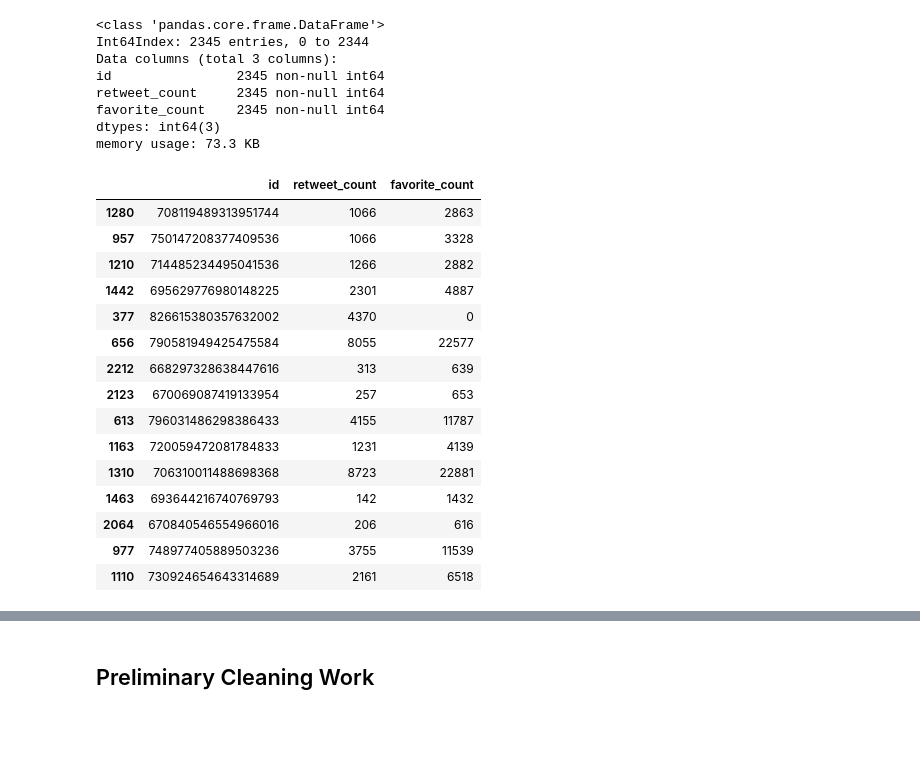
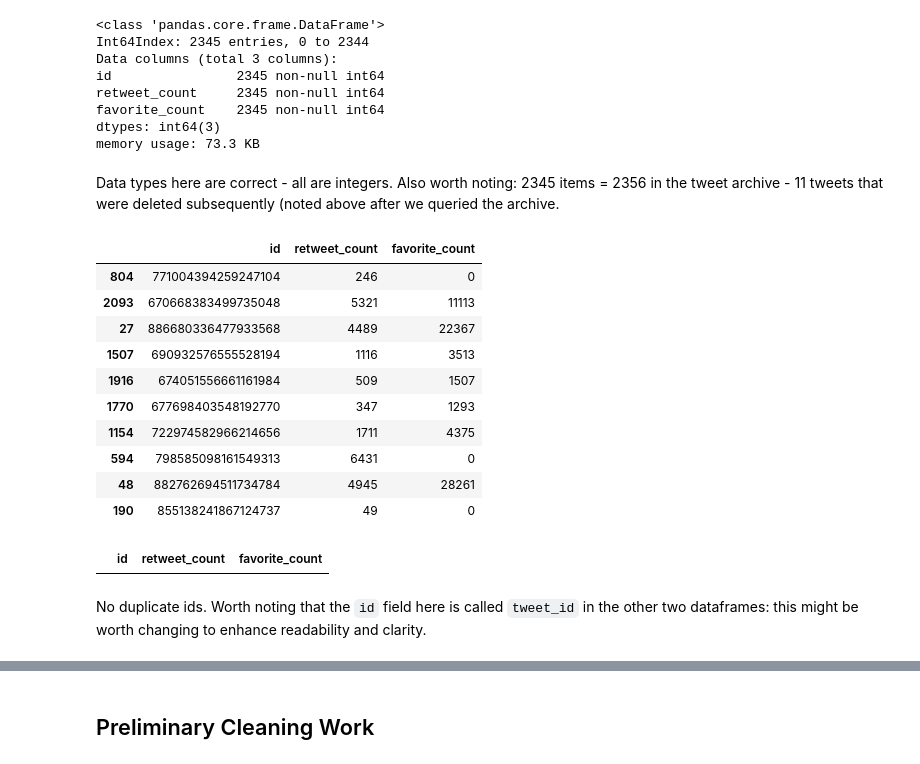
Before and after one commit to moscowjh/t2-p3-wrangle, a Jupyter notebook: wrangle_act.ipynb, the cells around one changed output, grey strips where cells are left out. Drawn from its saved outputs; the diff is of its cells as text; code cells hidden in the pictures; blank space fills up the shorter version.

```diff
--- a/wrangle_act.ipynb
+++ b/wrangle_act.ipynb
@@ -438,25 +453,28 @@ retweet_count     2345 non-null int64
 favorite_count    2345 non-null int64
 dtypes: int64(3)
 memory usage: 73.3 KB
+# %% [markdown]
+Data types here are correct - all are integers. Also worth noting: 2345 items = 2356 in the tweet archive - 11 tweets that were deleted subsequently (noted above after we queried the archive.
 # %%
-df3.sample(15)
+df3.sample(10)
 # %% [output]
 |  | id | retweet_count | favorite_count |
-| 1280 | 708119489313951744 | 1066 | 2863 |
-| 957 | 750147208377409536 | 1066 | 3328 |
-| 1210 | 714485234495041536 | 1266 | 2882 |
-| 1442 | 695629776980148225 | 2301 | 4887 |
-| 377 | 826615380357632002 | 4370 | 0 |
-| 656 | 790581949425475584 | 8055 | 22577 |
-| 2212 | 668297328638447616 | 313 | 639 |
-| 2123 | 670069087419133954 | 257 | 653 |
-| 613 | 796031486298386433 | 4155 | 11787 |
-| 1163 | 720059472081784833 | 1231 | 4139 |
-| 1310 | 706310011488698368 | 8723 | 22881 |
-| 1463 | 693644216740769793 | 142 | 1432 |
-| 2064 | 670840546554966016 | 206 | 616 |
-| 977 | 748977405889503236 | 3755 | 11539 |
-| 1110 | 730924654643314689 | 2161 | 6518 |
+| 804 | 771004394259247104 | 246 | 0 |
+| 2093 | 670668383499735048 | 5321 | 11113 |
+| 27 | 886680336477933568 | 4489 | 22367 |
+| 1507 | 690932576555528194 | 1116 | 3513 |
+| 1916 | 674051556661161984 | 509 | 1507 |
+| 1770 | 677698403548192770 | 347 | 1293 |
+| 1154 | 722974582966214656 | 1711 | 4375 |
+| 594 | 798585098161549313 | 6431 | 0 |
+| 48 | 882762694511734784 | 4945 | 28261 |
+| 190 | 855138241867124737 | 49 | 0 |
+# %%
+df3[df3['id'].duplicated()]
+# %% [output]
+|  | id | retweet_count | favorite_count |
+# %% [markdown]
+No duplicate ids. Worth noting that the `id` field here is called `tweet_id` in the other two dataframes: this might be worth changing to enhance readability and clarity.
 # %% [markdown]
 # Notes
 
```
Also changed, not shown: parts of 8 cells of this notebook.
